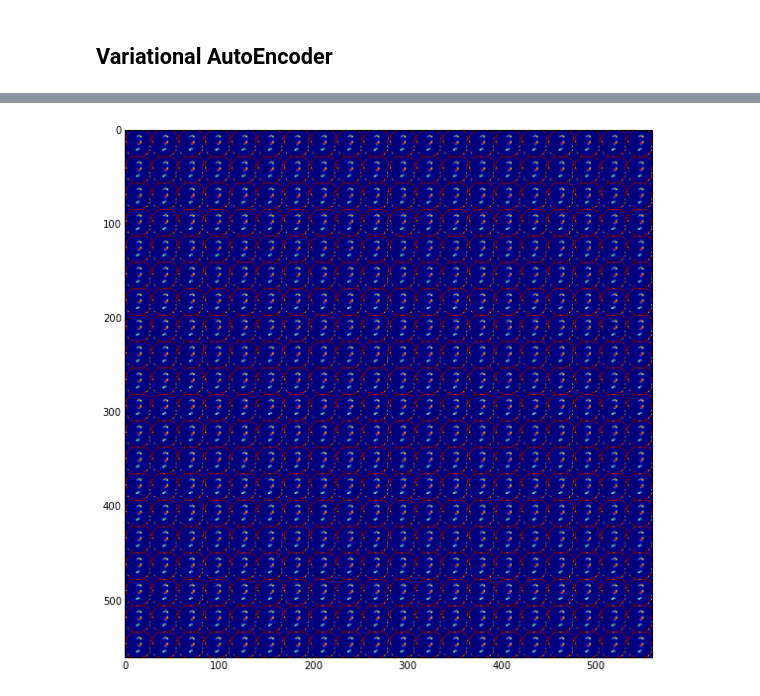
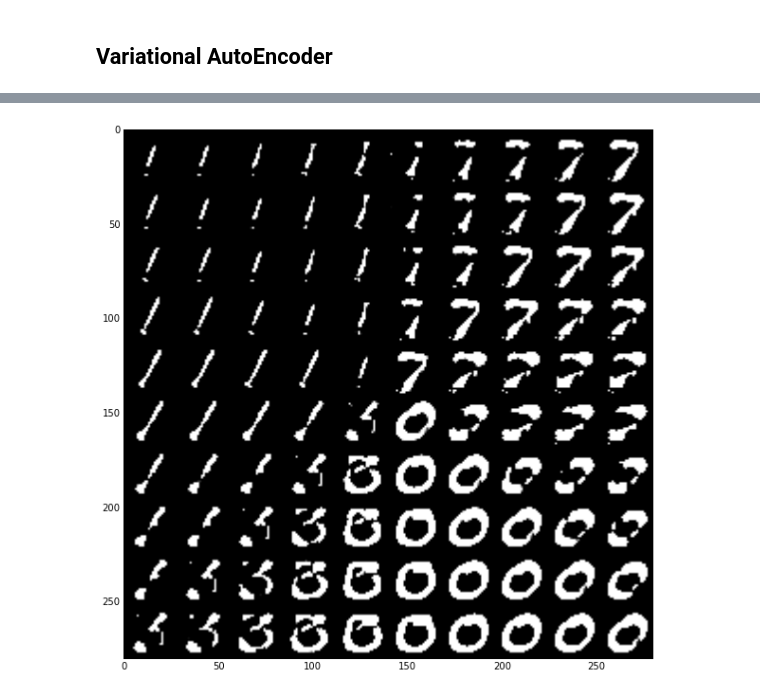
Before and after one commit to sh-tatsuno/keras, a Jupyter notebook: Variational_Auto_Encoder.ipynb, the cells around one changed output, grey strips where cells are left out. Cells and saved outputs as stored; diff of their text form; code cells hidden in the pictures.

```diff
--- a/Variational_Auto_Encoder.ipynb
+++ b/Variational_Auto_Encoder.ipynb
@@ -255,18 +123,21 @@ print (X_test_encoded[:,1].shape)
-# %%
-nx = ny = 20
-x_values = np.linspace(-3, 3, nx)
-y_values = np.linspace(-3, 3, ny)
-
-canvas = np.empty((28*ny, 28*nx))
-for i, yi in enumerate(x_values):
-    for j, xi in enumerate(y_values):
-        z_mu = np.array([[xi, yi]])
-        x_mean = decoder.predict(z_mu)
-        canvas[(nx-i-1)*28:(nx-i)*28, j*28:(j+1)*28] = x_mean.reshape(28, 28)
-
-plt.figure(figsize=(8, 10))
-Xi, Yi = np.meshgrid(x_values, y_values)
-plt.imshow(canvas, origin="upper")
-plt.tight_layout()
-# %% [output]
-[figure, removed]
+# %%
+n = 10  # figure with 15x15 digits
+digit_size = 28
+figure = np.zeros((digit_size * n, digit_size * n))
+# we will sample n points within [-15, 15] standard deviations
+grid_x = np.linspace(-15, 15, n)
+grid_y = np.linspace(-15, 15, n)
+
+for i, yi in enumerate(grid_x):
+    for j, xi in enumerate(grid_y):
+        z_sample = np.array([[xi, yi]])
+        x_decoded = decoder.predict(z_sample)
+        digit = x_decoded[0].reshape(digit_size, digit_size)
+        figure[i * digit_size: (i + 1) * digit_size,
+               j * digit_size: (j + 1) * digit_size] = digit
+
+plt.figure(figsize=(10, 10))
+plt.imshow(figure,cmap='gray')
+plt.show()
+# %% [output]
+[figure, added]
```
Also changed, not shown: parts of 26 cells of this notebook.
